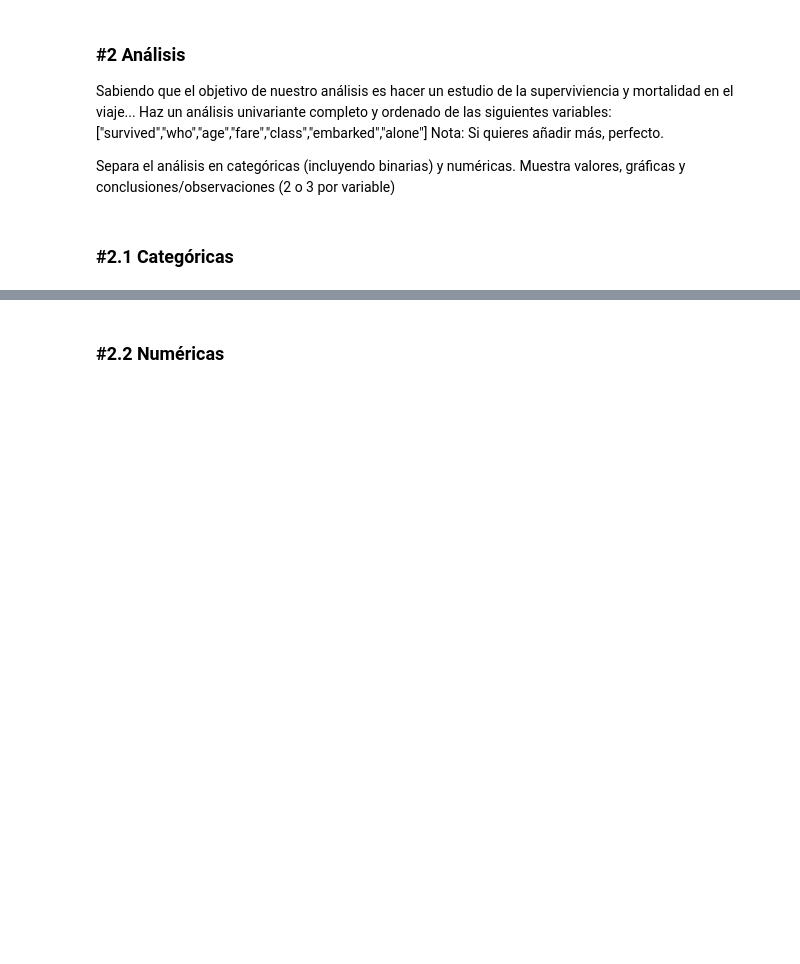
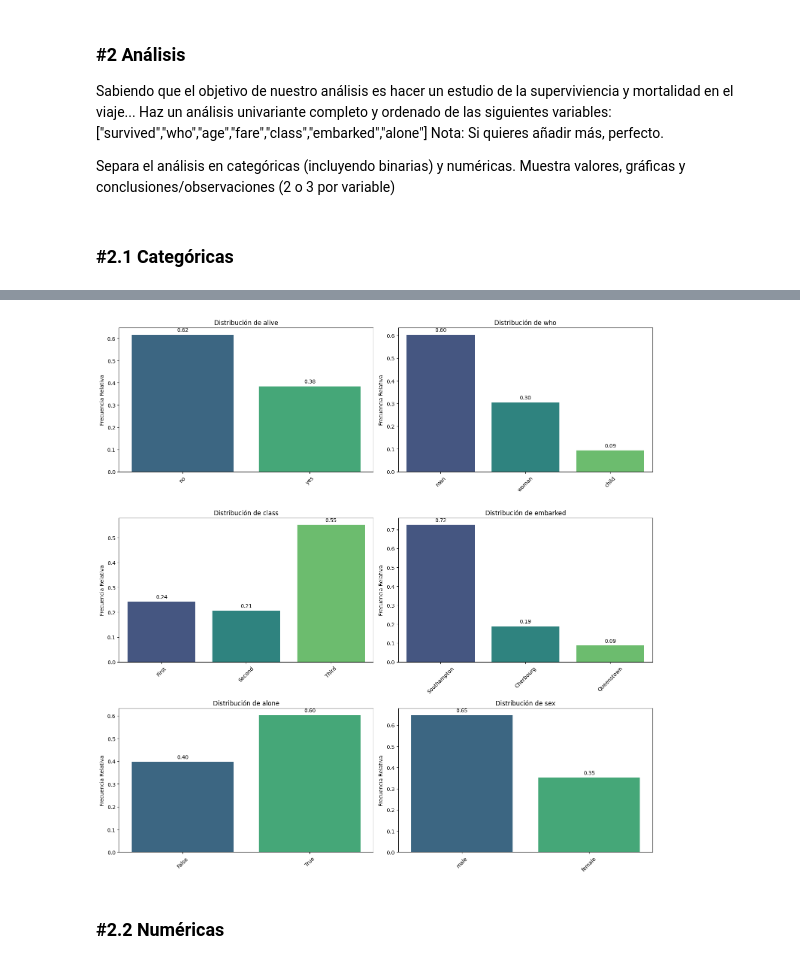
Before and after one commit to mankolepanto/ONLINE_DS_THEBRIDGE_-Jorge_Pobla-, a Jupyter notebook: Sprint_7/Unidad_01/Practica_Obligatoria/18_Practica_Obligatoria_Univariante.ipynb, the cells around one changed output, grey strips where cells are left out. Cells and saved outputs as stored; diff of their text form; code cells hidden in the pictures; blank space fills up the shorter version.

```diff
--- a/Sprint_7/Unidad_01/Practica_Obligatoria/18_Practica_Obligatoria_Univariante.ipynb
+++ b/Sprint_7/Unidad_01/Practica_Obligatoria/18_Practica_Obligatoria_Univariante.ipynb
@@ -163,2 +193,6 @@ Separa el análisis en categóricas (incluyendo binarias) y numéricas. Muestra
+# %%
+pinta_distribucion_categoricas(df_titanic, categoricas,relativa= True, mostrar_valores= True)
+# %% [output]
+[figure, added]
 # %% [markdown]
 ### #2.2 Numéricas
```
Also changed, not shown: parts of 8 cells of this notebook.
